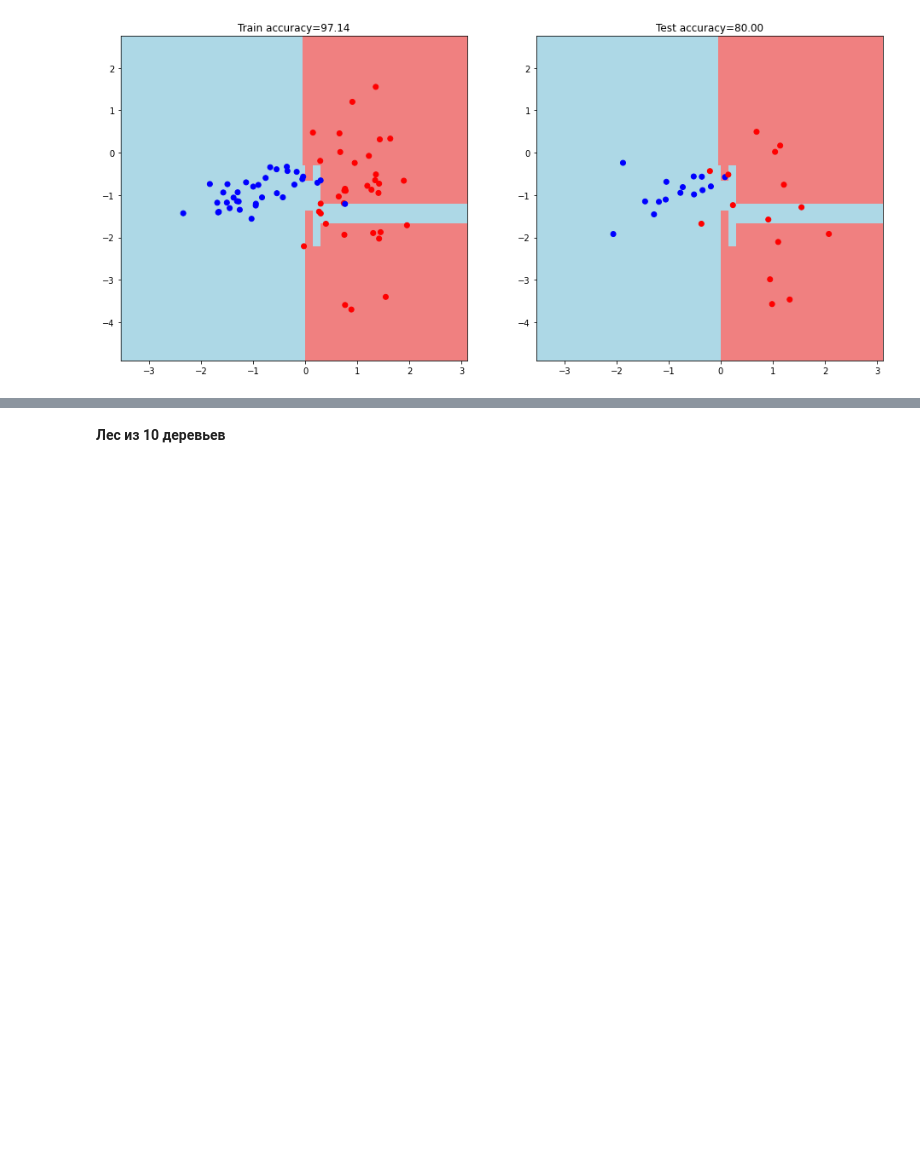
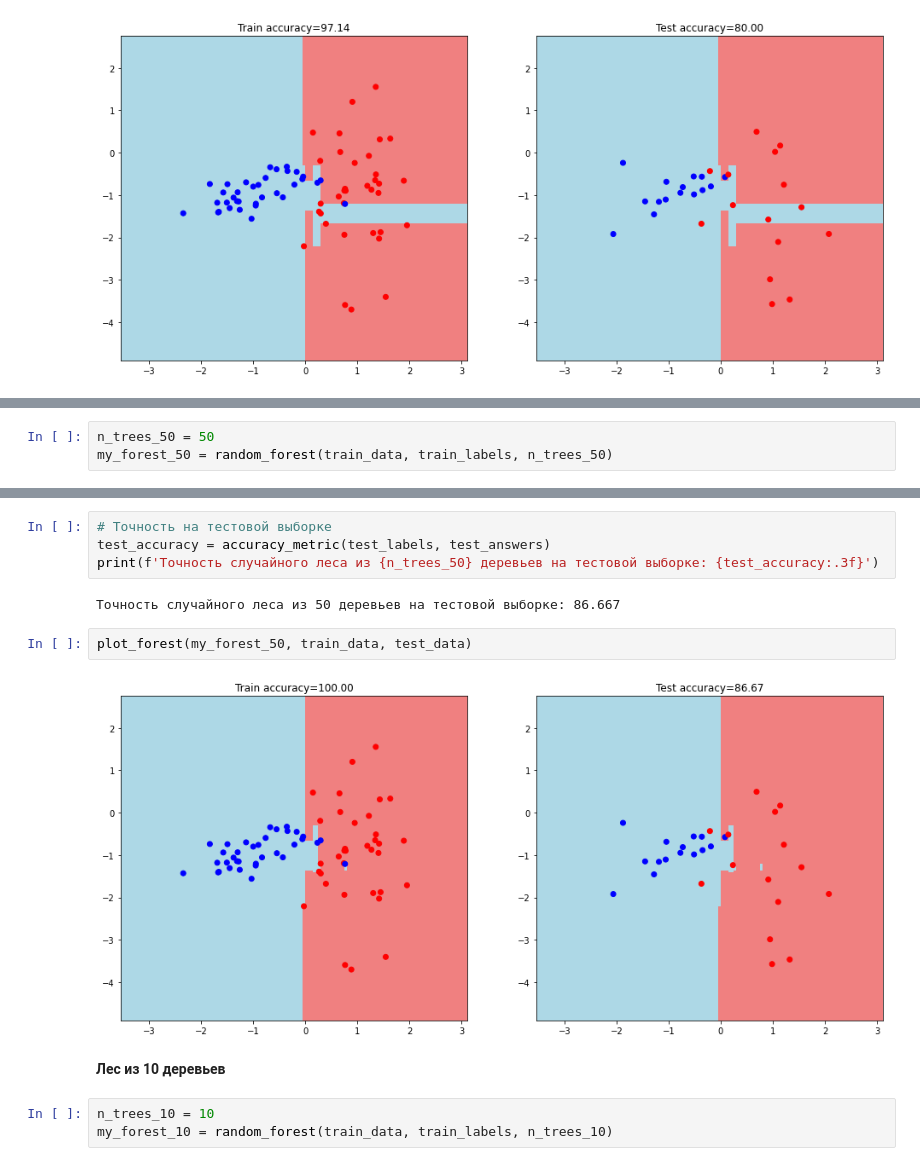
Before and after one commit to Ksenia-90/Data_analysis_algorithms, a Jupyter notebook: lesson_5_HW.ipynb, the cells around one changed output, grey strips where cells are left out. Drawn from its saved outputs; the diff is of its cells as text; blank space fills up the shorter version.

```diff
--- a/lesson_5_HW.ipynb
+++ b/lesson_5_HW.ipynb
@@ -357,0 +356,3 @@ plot_forest(my_forest_3, train_data, test_data)
+# %%
+n_trees_50 = 50
+my_forest_50 = random_forest(train_data, train_labels, n_trees_50)
@@ -358,2 +371,15 @@ plot_forest(my_forest_3, train_data, test_data)
+# %%
+# Точность на тестовой выборке
+test_accuracy = accuracy_metric(test_labels, test_answers)
+print(f'Точность случайного леса из {n_trees_50} деревьев на тестовой выборке: {test_accuracy:.3f}')
+# %% [output]
+Точность случайного леса из 50 деревьев на тестовой выборке: 86.667
+# %%
+plot_forest(my_forest_50, train_data, test_data)
+# %% [output]
+[figure, added]
 # %% [markdown]
 **Лес из 10 деревьев**
+# %%
+n_trees_10 = 10
+my_forest_10 = random_forest(train_data, train_labels, n_trees_10)
```
Also changed, not shown: parts of 10 cells of this notebook.
